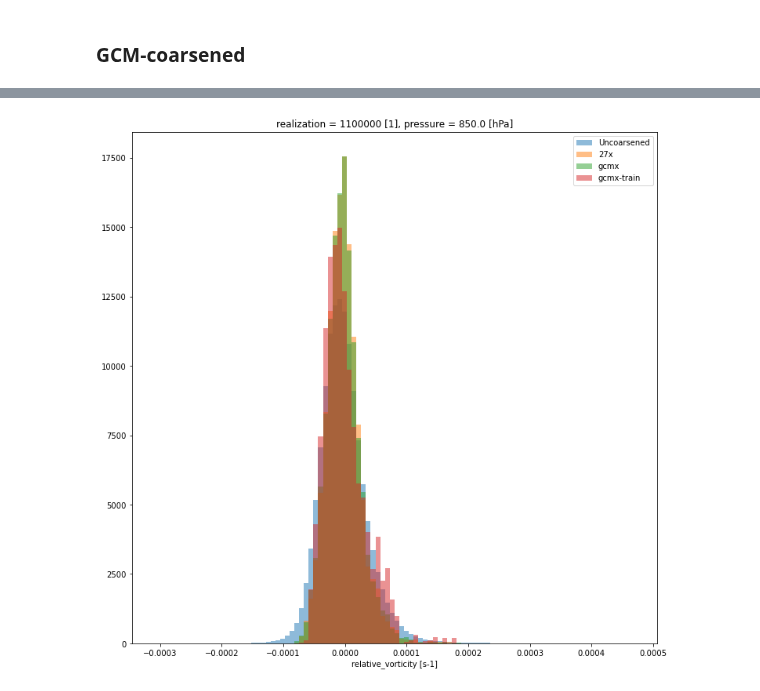
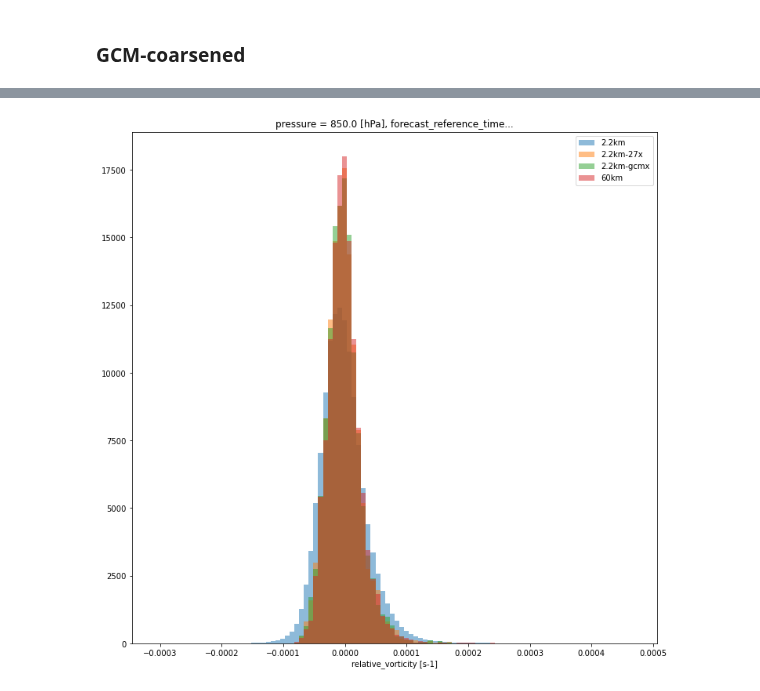
Before and after one commit to henryaddison/ml-downscaling-emulation, a Jupyter notebook: notebooks/exploration/vorticity850.ipynb, the cells around one changed output, grey strips where cells are left out. Drawn from its saved outputs; the diff is of its cells as text; code cells hidden in the pictures.

```diff
--- a/notebooks/exploration/vorticity850.ipynb
+++ b/notebooks/exploration/vorticity850.ipynb
@@ -103,0 +106,3 @@ CF-1.7
+# %%
+gcm_ds = open_ds("60km-2.2km")
+gcm_ds
@@ -358,14 +423,14 @@ Attributes:
 # %%
 fig, axd = plt.subplot_mosaic([["Hist"]], figsize=(12,12))
 
 ax = axd["Hist"]
 bins = 100
-_, bins, _   = uncoarsened_ds[VARIABLE].plot.hist(ax=ax, bins=bins, alpha=0.5, density=True, label="Uncoarsened")
-coarsened_27x_ds[VARIABLE].plot.hist(ax=ax, bins=bins, alpha=0.5, density=True, label="27x")
-gcm_coarsened_ds[VARIABLE].plot.hist(ax=ax, bins=bins, alpha=0.5, density=True, label="gcmx")
-sample_mlset[VARIABLE].plot.hist(ax=ax, bins=bins, alpha=0.5, density=True, label="gcmx-train")
+_, bins, _   = uncoarsened_ds[VARIABLE].plot.hist(ax=ax, bins=bins, alpha=0.5, density=True, label="2.2km")
+coarsened_27x_ds[VARIABLE].plot.hist(ax=ax, bins=bins, alpha=0.5, density=True, label="2.2km-27x")
+gcm_coarsened_ds[VARIABLE].plot.hist(ax=ax, bins=bins, alpha=0.5, density=True, label="2.2km-gcmx")
+gcm_ds[VARIABLE].plot.hist(ax=ax, bins=bins, alpha=0.5, density=True, label="60km")
 ax.legend()
 
 plt.show()
 # %% [output]
-[figure, old version]
+[figure, new version]
```
Also changed, not shown: parts of 5 cells of this notebook, 1 other file.
